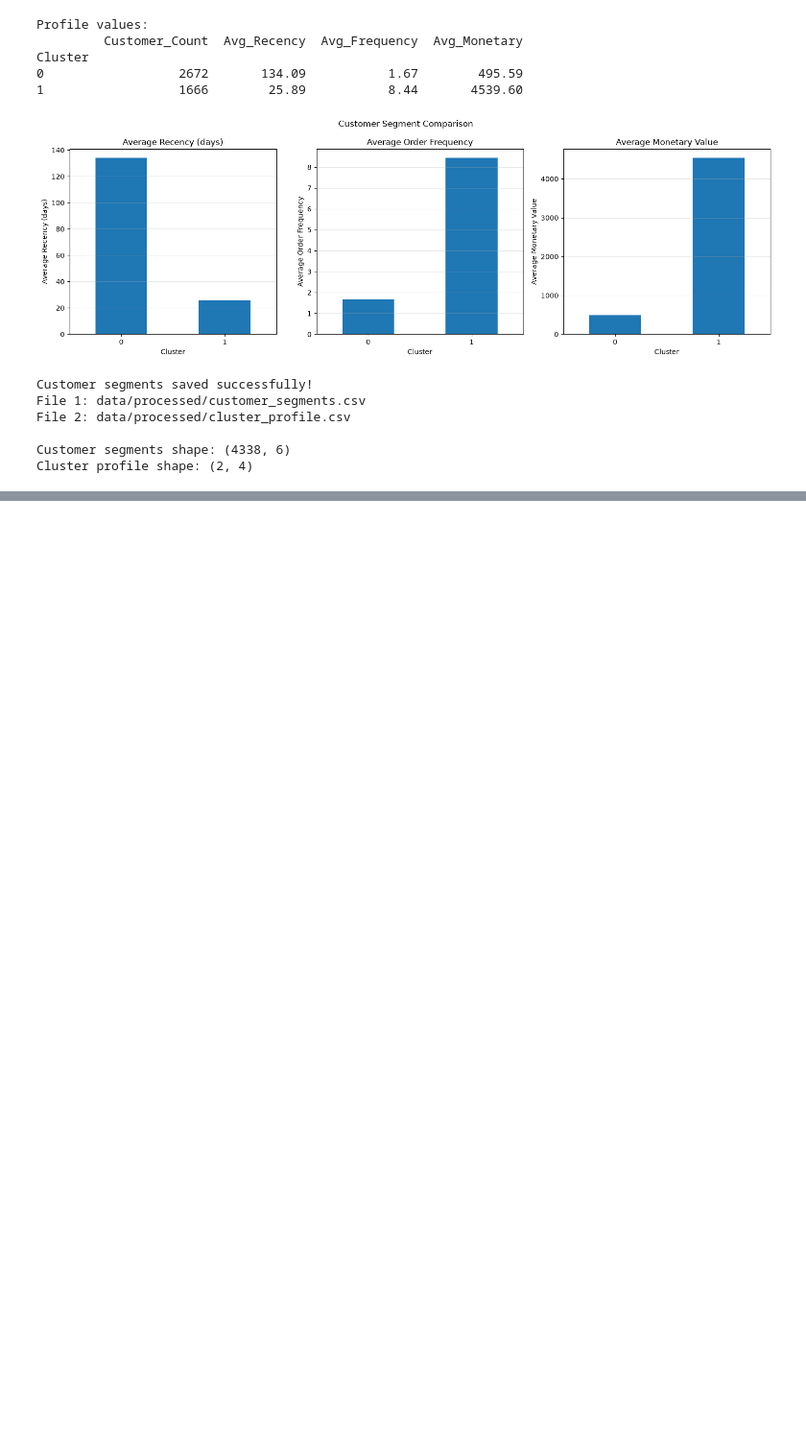
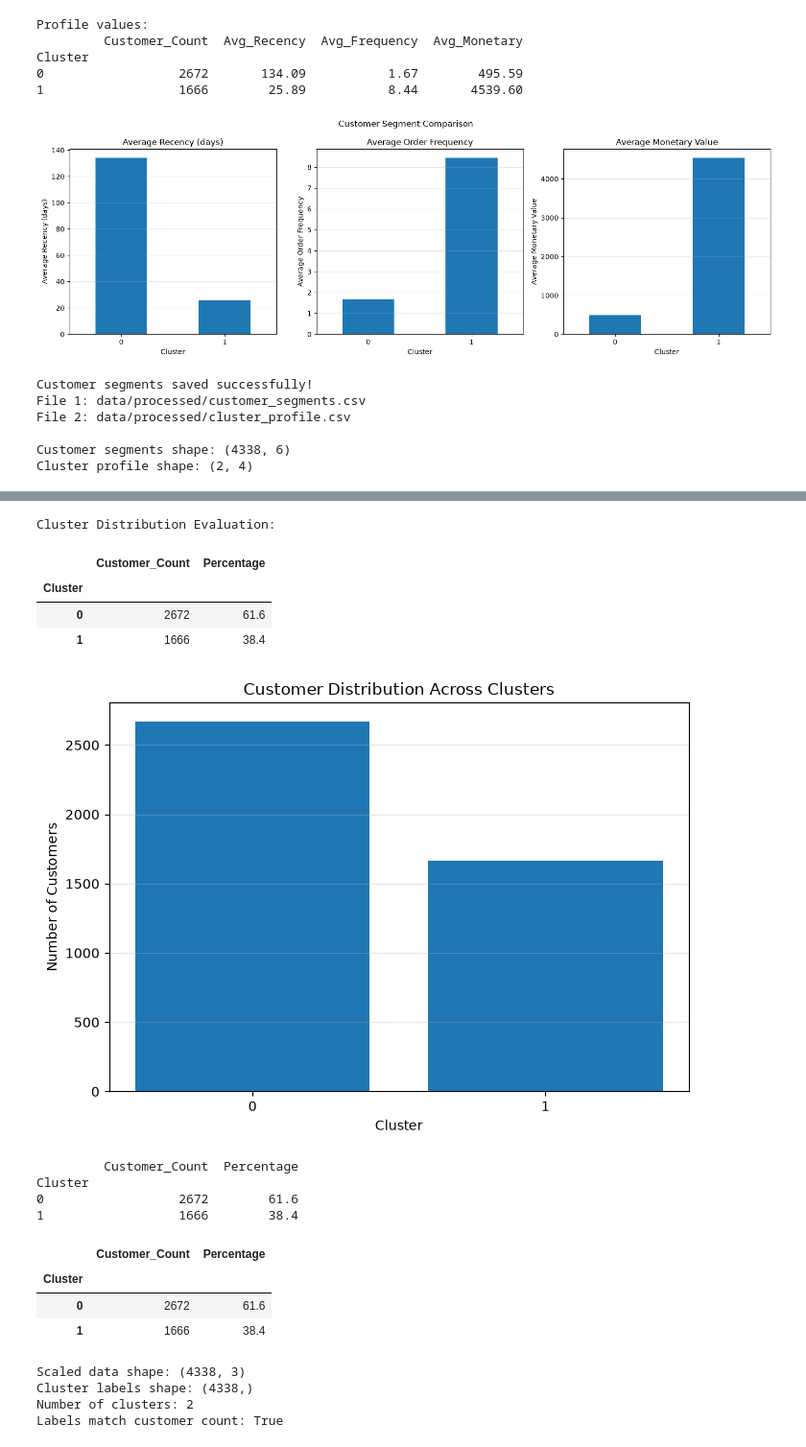
Before and after one commit to vanshika-2105/customer-segmentation-ml, a Jupyter notebook: notebooks/01_customer_segmentation_setup.ipynb, the cells around one changed output, grey strips where cells are left out. Shown at 96% size. Drawn from its saved outputs; the diff is of its cells as text; code cells hidden in the pictures; blank space fills up the shorter version.

Commit message:
feat: complete day 11 model evaluation

```diff
--- a/notebooks/01_customer_segmentation_setup.ipynb
+++ b/notebooks/01_customer_segmentation_setup.ipynb
@@ -1705,0 +1749,65 @@ Cluster profile shape: (2, 4)
+# %%
+# Calculate the number and percentage of customers in each cluster
+cluster_counts = customer_segments["Cluster"].value_counts().sort_index()
+
+cluster_percentages = (
+    customer_segments["Cluster"].value_counts(normalize=True)
+    .sort_index() * 100
+)
+
+cluster_evaluation = pd.DataFrame({
+    "Customer_Count": cluster_counts,
+    "Percentage": cluster_percentages.round(2)
+})
+
+print("Cluster Distribution Evaluation:")
+display(cluster_evaluation)
+
+# Visualize cluster distribution
+plt.figure(figsize=(7, 5))
+plt.bar(
+    cluster_evaluation.index.astype(str),
+    cluster_evaluation["Customer_Count"]
+)
+plt.title("Customer Distribution Across Clusters")
+plt.xlabel("Cluster")
+plt.ylabel("Number of Customers")
+plt.grid(axis="y", alpha=0.3)
+plt.tight_layout()
+plt.show()
+# %% [output]
+Cluster Distribution Evaluation:
+|  | Customer_Count | Percentage |
+| Cluster |  |  |
+| 0 | 2672 | 61.6 |
+| 1 | 1666 | 38.4 |
+[figure, added]
+# %%
+print(cluster_evaluation.to_string())
+# %% [output]
+         Customer_Count  Percentage
+Cluster
+0                  2672        61.6
+1                  1666        38.4
+# %%
+display(cluster_evaluation)
+# %% [output]
+|  | Customer_Count | Percentage |
+| Cluster |  |  |
+| 0 | 2672 | 61.6 |
+| 1 | 1666 | 38.4 |
+# %%
+# Reuse the Day 9 silhouette function and the scaled RFM data
+X = pd.read_csv("../data/processed/rfm_scaled.csv").to_numpy(dtype=float)
+
+labels = customer_segments["Cluster"].to_numpy()
+
+print("Scaled data shape:", X.shape)
+print("Cluster labels shape:", labels.shape)
+print("Number of clusters:", len(np.unique(labels)))
+print("Labels match customer count:", len(X) == len(labels))
+# %% [output]
+Scaled data shape: (4338, 3)
+Cluster labels shape: (4338,)
+Number of clusters: 2
+Labels match customer count: True
```
Also changed, not shown: parts of 7 cells of this notebook, 1 other file.
